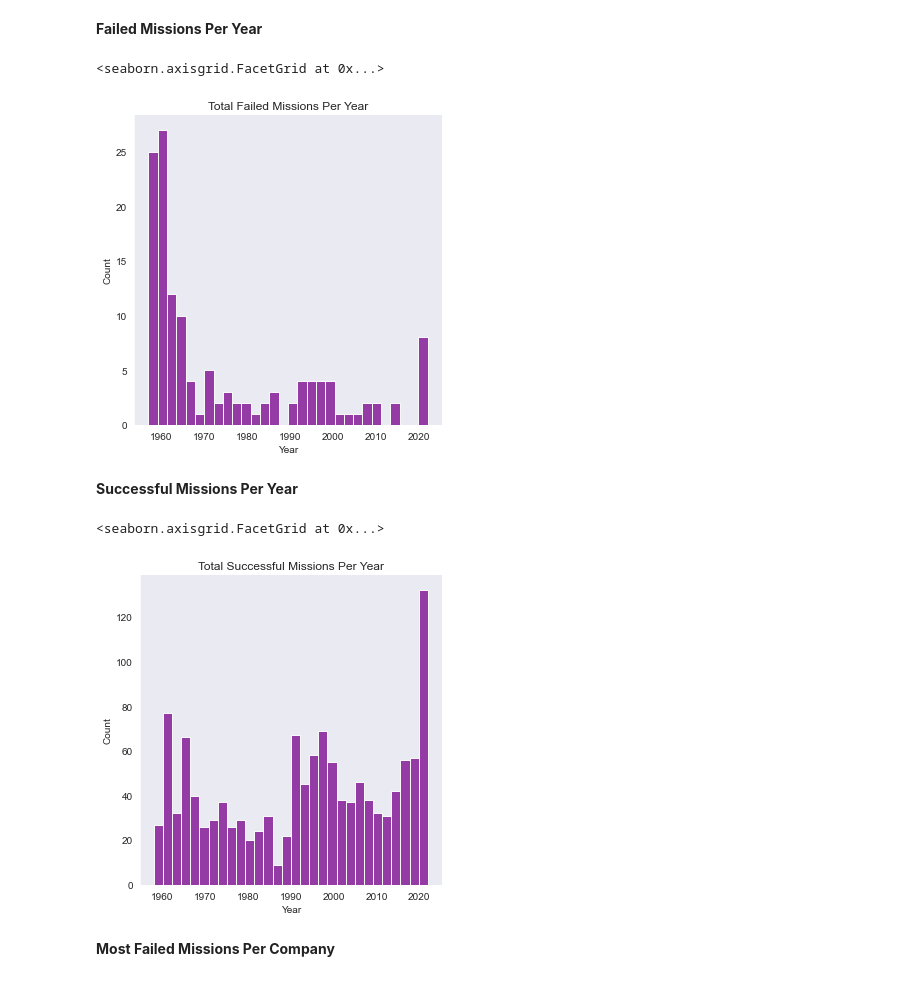
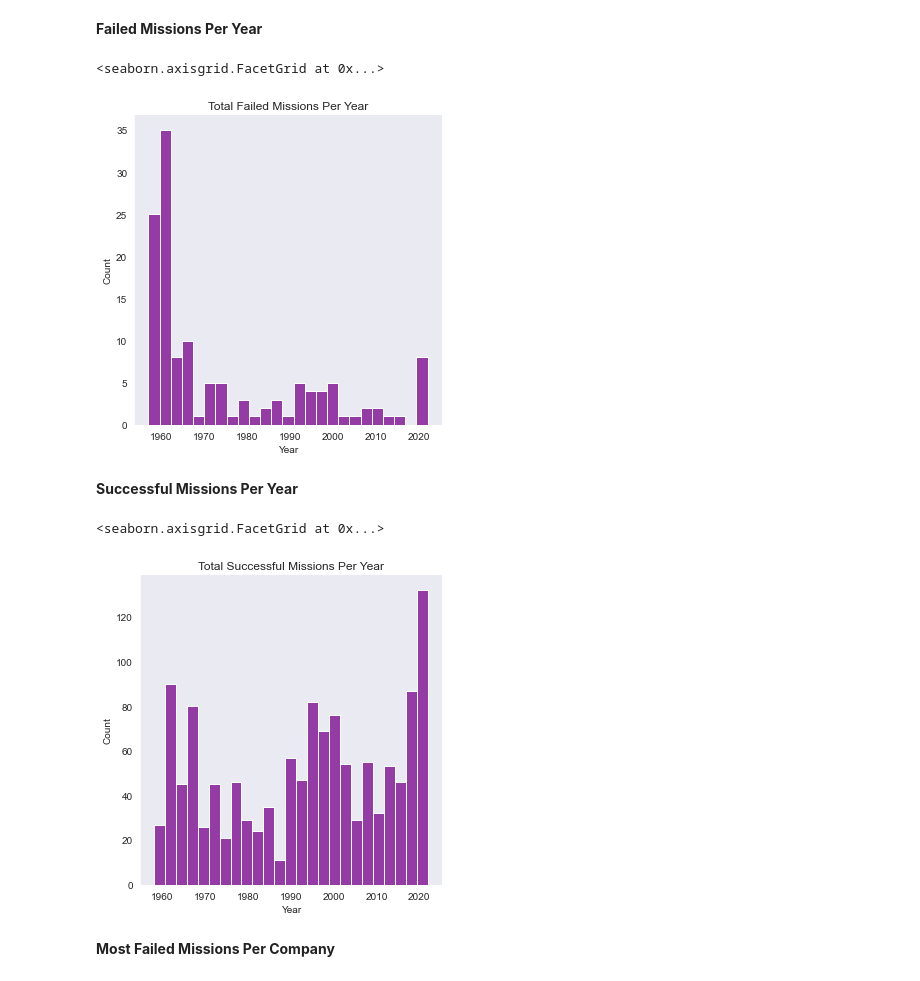
Before and after one commit to t-nicole13/US_Space_Missions, a Jupyter notebook: US_Space_Missions.ipynb, the cells around one changed output. Cells and saved outputs as stored; diff of their text form; code cells hidden in the pictures.

Commit message:
add plot and success/failure calculations

```diff
--- a/US_Space_Missions.ipynb
+++ b/US_Space_Missions.ipynb
@@ -553,24 +595,24 @@ sb.displot(usa_space_missions_dropped, x = 'Company', hue = 'Company')\
 sb.displot(
     usa_space_missions_dropped[usa_space_missions_dropped['MissionStatus'] == 'Failure'],
     x = 'Year',
-    bins = 30,
+    bins = 25,
     color = '#79018C'
 ).set(title = 'Total Failed Missions Per Year')
 # %% [output]
 <seaborn.axisgrid.FacetGrid at 0x...>
-[figure, old version]
+[figure, new version]
 # %% [markdown]
 **Successful Missions Per Year**
 # %%
 sb.displot(
     usa_space_missions_dropped[usa_space_missions_dropped['MissionStatus'] == 'Success'],
     x = 'Year',
-    bins = 30,
+    bins = 25,
     color = '#79018C'
 ).set(title = 'Total Successful Missions Per Year')
 # %% [output]
 <seaborn.axisgrid.FacetGrid at 0x...>
-[figure, old version]
+[figure, new version]
 # %% [markdown]
 **Most Failed Missions Per Company**
 # %%
```
Also changed, not shown: parts of 8 cells of this notebook.
